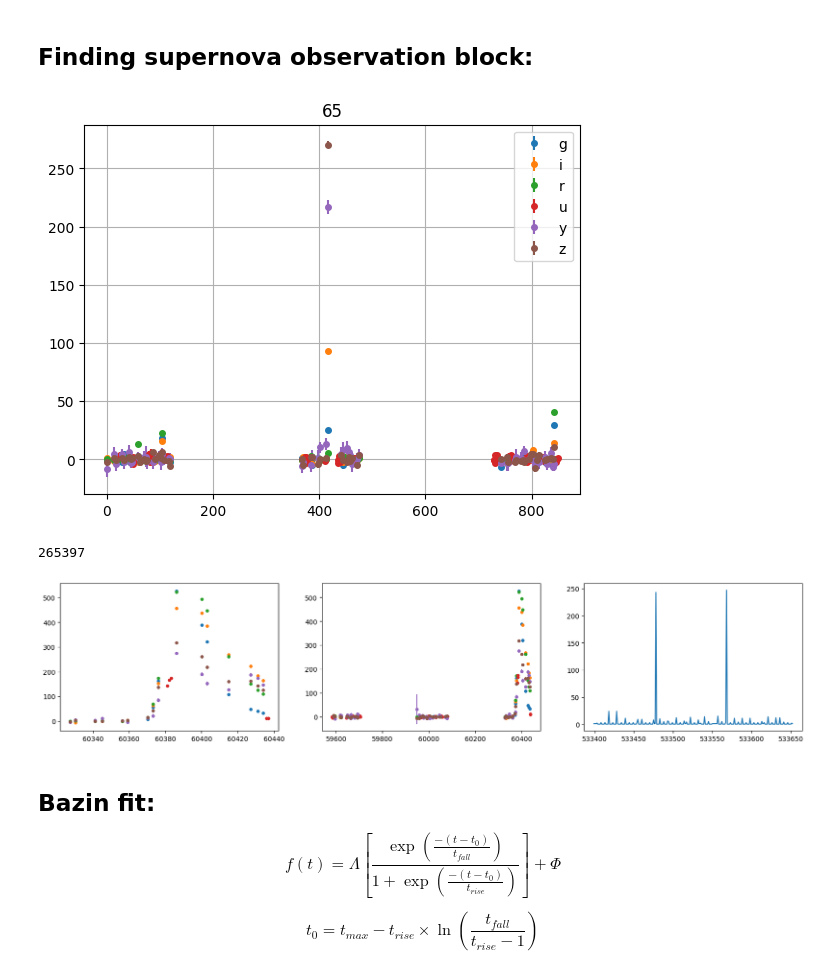
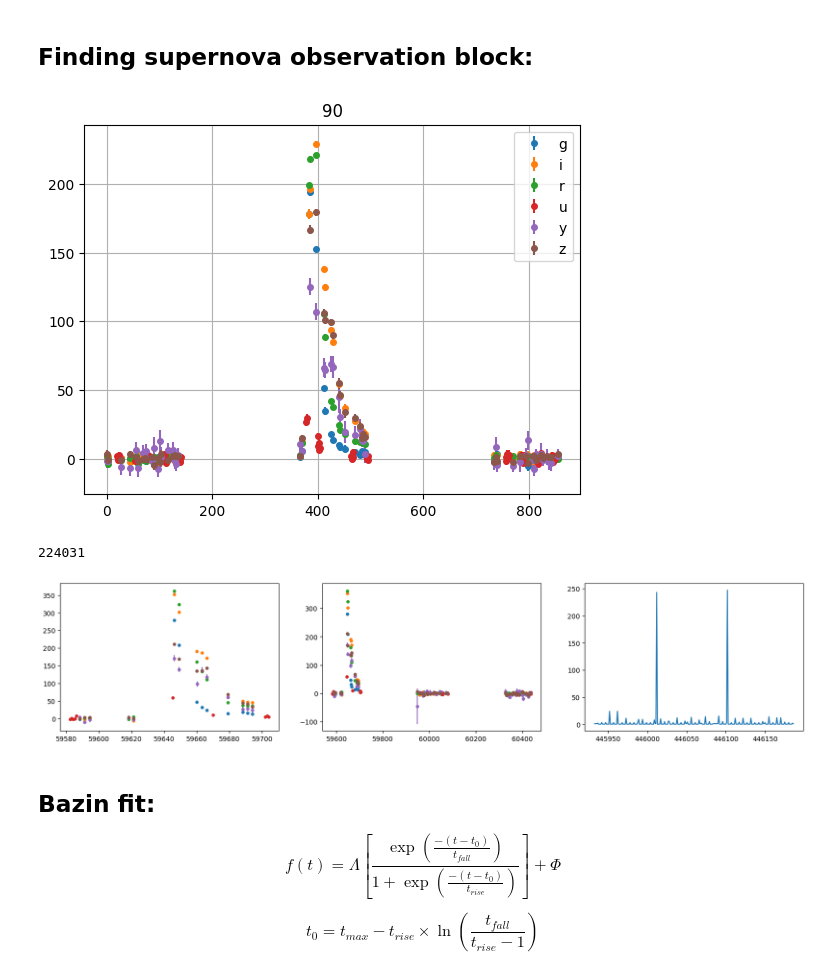
Before and after one commit to Newtech66/PLaSTiCC-2018-ML-project, a Jupyter notebook: plasticc (1).ipynb, the cells around one changed output. Saved outputs shown, nothing was run; the diff lists cells and outputs as text; code cells hidden in the pictures.

```diff
--- a/plasticc (1).ipynb
+++ b/plasticc (1).ipynb
@@ -111,23 +111,23 @@ def find_supernova_block(ts, obs_block_threshold=80):
     return tables[np.argmax(ewms)]
 # %%
 # array([ 6, 15, 16, 42, 52, 53, 62, 64, 65, 67, 88, 90, 92, 95])
-n = 65
+n = 90
 random_obj_id = train_lcd.metadata[(train_lcd.metadata['target'] == n) & (train_lcd.metadata['ddf'] == True)]['object_id'].sample().iloc[0]
 df = train_lcd.data[train_lcd.data['object_id'] == random_obj_id]
 # fig, axs = plt.subplots(1, 2)
 for pb, subtable in df.groupby('passband'):
     plt.errorbar(subtable['mjd'] - df['mjd'].min(), subtable['flux'], subtable['flux_err'], marker='o', markersize=4, linestyle='none', label=pb)
 plt.title(n)
 plt.legend()
 plt.grid()
 # axs[1].plot(df['mjd'].diff().dropna())
 # axs[1].set_ylabel('t[i+1] - t[i]')
 # axs[1].set_title('Difference in days between consecutive observations')
 # axs[1].grid()
 # fig.set_size_inches(16, 4)
 plt.show()
 # %% [output]
-[figure, old version]
+[figure, new version]
 # %%
 random_obj_id = train_lcd.metadata[(train_lcd.metadata['target'] == 90) & (train_lcd.metadata['ddf'] == True)]['object_id'].sample().iloc[0]
 print(random_obj_id)
@@ -145,8 +145,8 @@ axs[2].plot(train_lcd.data[train_lcd.data['object_id'] == random_obj_id]['mjd'].
 fig.set_size_inches(20, 4)
 plt.show()
 # %% [output]
-265397
+224031
-[figure, old version]
+[figure, new version]
 # %%
 for obj_id in tqdm(train_lcd.metadata[train_lcd.metadata['target'] == 90]['object_id']):
     sdf = find_supernova_block(train_lcd.data[train_lcd.data['object_id'] == obj_id])
```
Also changed, not shown: parts of 14 cells of this notebook.
